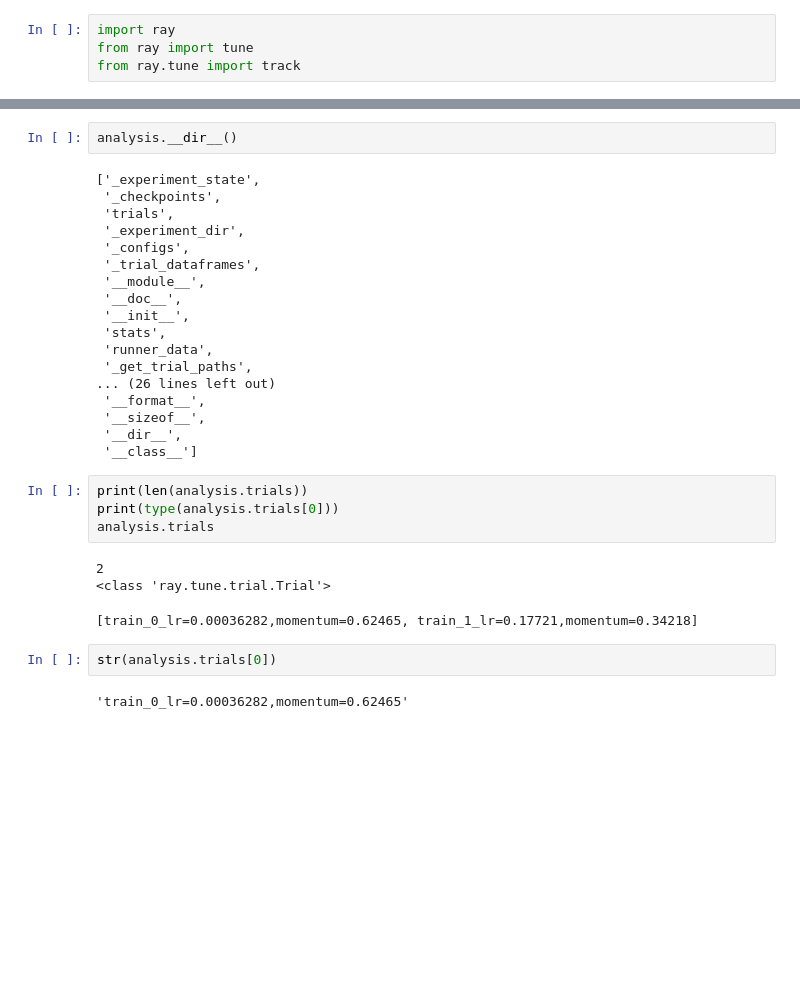
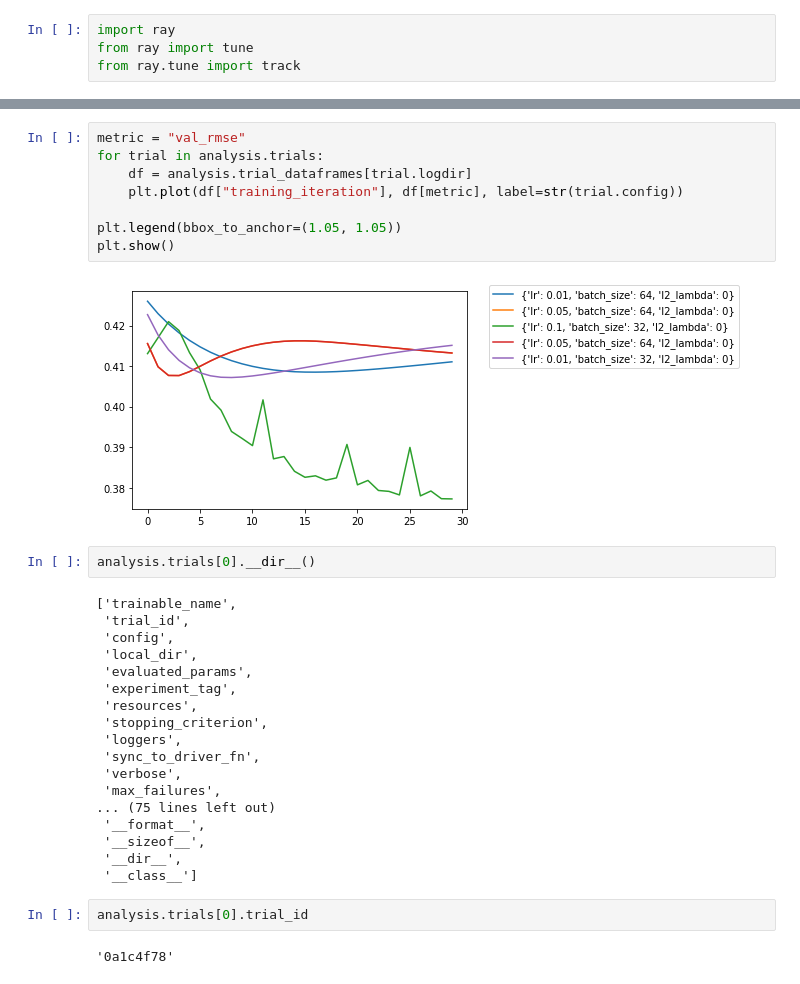
Before and after one commit to kkoras/rec-system-for-drug-response, a Jupyter notebook: Scripts/Prototypes and baseline models/linear_model_KINOMEscan_data.ipynb, the cells around one changed output, grey strips where cells are left out. Saved outputs shown, nothing was run; the diff lists cells and outputs as text; blank space fills up the shorter version.

```diff
--- a/Scripts/Prototypes and baseline models/linear_model_KINOMEscan_data.ipynb
+++ b/Scripts/Prototypes and baseline models/linear_model_KINOMEscan_data.ipynb
@@ -1044,32 +1097,34 @@ Index(['config/lr', 'config/momentum', 'date', 'done', 'episodes_total',
+# %%
+metric = "val_rmse"
+for trial in analysis.trials:
+    df = analysis.trial_dataframes[trial.logdir]
+    plt.plot(df["training_iteration"], df[metric], label=str(trial.config))
+
+plt.legend(bbox_to_anchor=(1.05, 1.05))
+plt.show()
+# %% [output]
+[figure, added]
 # %%
-analysis.__dir__()
+analysis.trials[0].__dir__()
 # %% [output]
-['_experiment_state',
- '_checkpoints',
- 'trials',
- '_experiment_dir',
- '_configs',
- '_trial_dataframes',
- '__module__',
- '__doc__',
- '__init__',
- 'stats',
- 'runner_data',
- '_get_trial_paths',
-... (26 lines left out)
+['trainable_name',
+ 'trial_id',
+ 'config',
+ 'local_dir',
+ 'evaluated_params',
+ 'experiment_tag',
+ 'resources',
+ 'stopping_criterion',
+ 'loggers',
+ 'sync_to_driver_fn',
+ 'verbose',
+ 'max_failures',
+... (75 lines left out)
  '__format__',
  '__sizeof__',
  '__dir__',
  '__class__']
-# %%
-print(len(analysis.trials))
-print(type(analysis.trials[0]))
-analysis.trials
-# %% [output]
-2
-<class 'ray.tune.trial.Trial'>
-[train_0_lr=0.00036282,momentum=0.62465, train_1_lr=0.17721,momentum=0.34218]
 # %%
-str(analysis.trials[0])
+analysis.trials[0].trial_id
 # %% [output]
-'train_0_lr=0.00036282,momentum=0.62465'
+'0a1c4f78'
```
Also changed, not shown: parts of 35 cells of this notebook, 1 other file.
